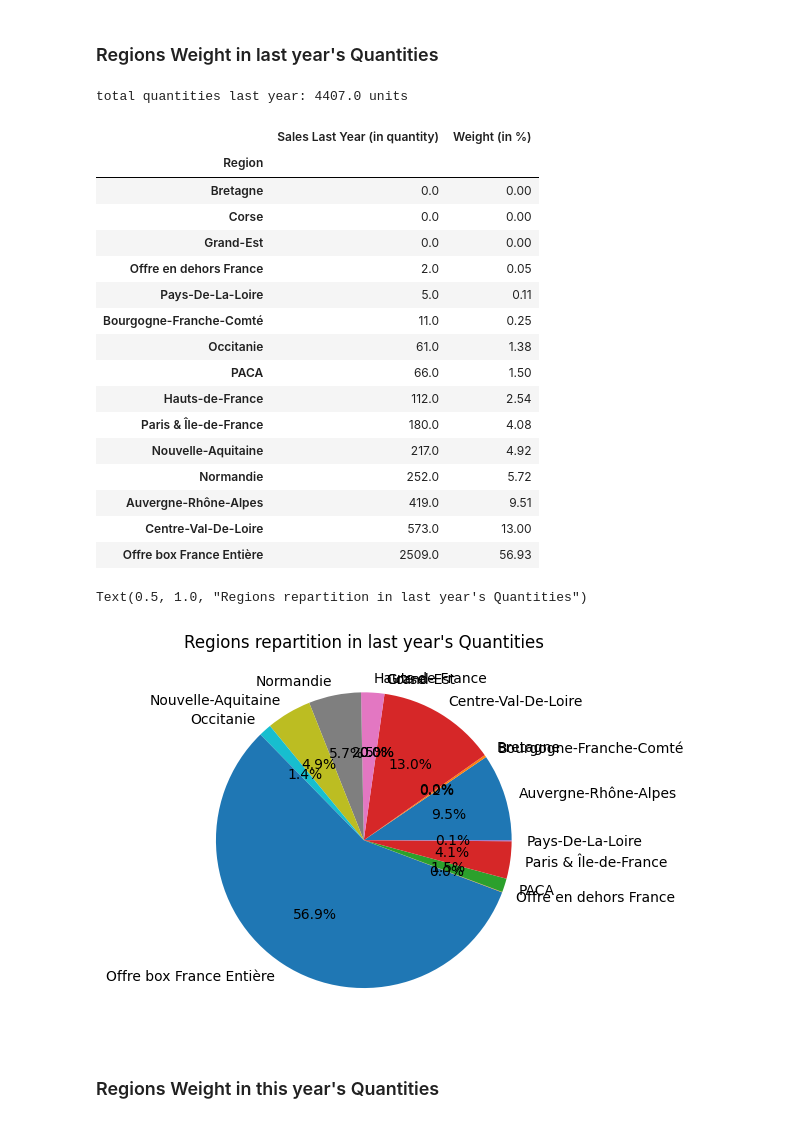
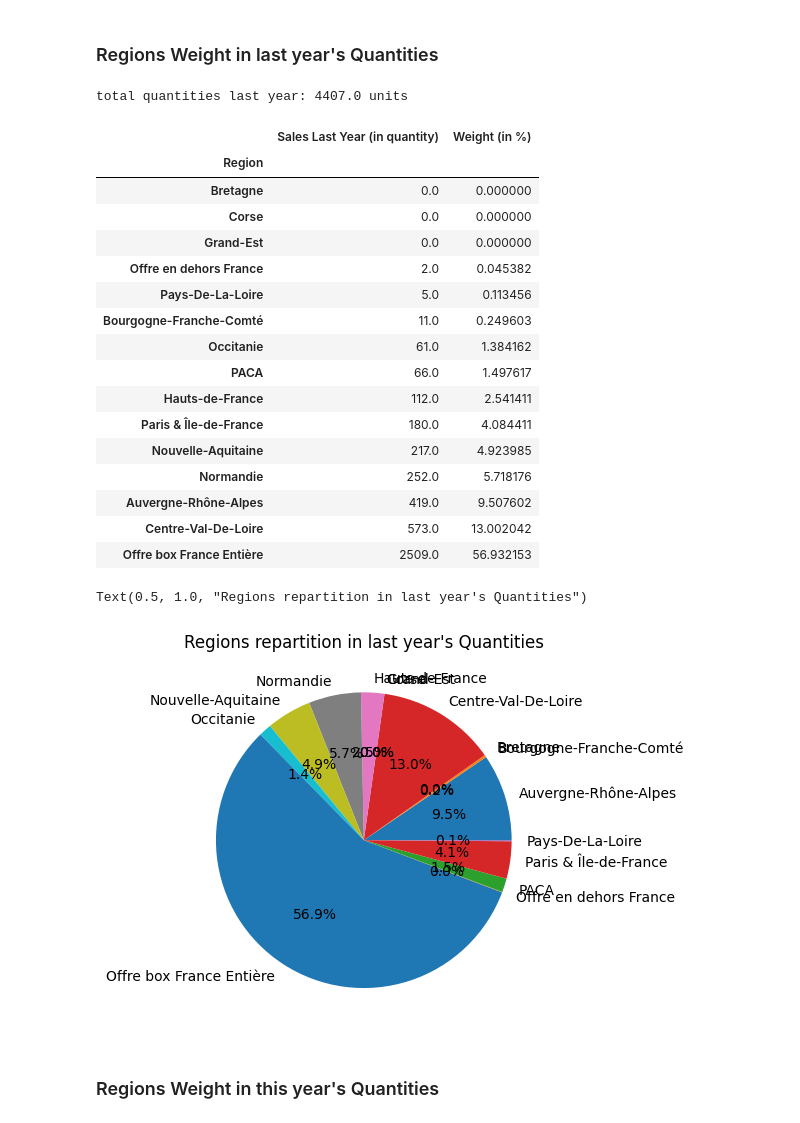
Before and after one commit to Alhuin/SmartBoxAnalysis, a Jupyter notebook: SmartBoxAnalysis.ipynb, the cells around one changed output. Drawn from its saved outputs; the diff is of its cells as text; code cells hidden in the pictures.

```diff
--- a/SmartBoxAnalysis.ipynb
+++ b/SmartBoxAnalysis.ipynb
@@ -363,33 +373,33 @@ Text(0.5, 1.0, 'Sales evolution (in euros) by Region by Year')
 # %%
 quantity_by_region = pd.Series(sales.groupby("Region")["Quantity"].sum(), name="Sales (in quantity)")
 quantity_by_region_last_year = pd.Series(sales.groupby("Region")["Quantity Last Year"].sum(), name="Sales Last Year (in quantity)")
-weight_last_year = pd.Series((quantity_by_region_last_year * 100 / total_qtt_last_year).round(2), name="Weight (in %)")
-weight = pd.Series((quantity_by_region * 100 / total_qtt).round(2), name="Weight (in %)")
+weight_last_year = pd.Series((quantity_by_region_last_year * 100 / total_qtt_last_year), name="Weight (in %)")
+weight = pd.Series((quantity_by_region * 100 / total_qtt), name="Weight (in %)")
 
 print(f'total quantities last year: {total_qtt_last_year} units')
 display(pd.concat([quantity_by_region_last_year, weight_last_year], axis=1).sort_values(by="Weight (in %)"))
 fig, ax = plt.subplots()
 ax.pie(quantity_by_region_last_year, labels=quantity_by_region_last_year.keys(), autopct='%1.1f%%')
 ax.set_title(f"Regions repartition in last year's Quantities")
 # %% [output]
 total quantities last year: 4407.0 units
 |  | Sales Last Year (in quantity) | Weight (in %) |
 | Region |  |  |
-| Bretagne | 0.0 | 0.00 |
-| Corse | 0.0 | 0.00 |
-| Grand-Est | 0.0 | 0.00 |
-| Offre en dehors France | 2.0 | 0.05 |
-| Pays-De-La-Loire | 5.0 | 0.11 |
-| Bourgogne-Franche-Comté | 11.0 | 0.25 |
-| Occitanie | 61.0 | 1.38 |
-| PACA | 66.0 | 1.50 |
-| Hauts-de-France | 112.0 | 2.54 |
-| Paris & Île-de-France | 180.0 | 4.08 |
-| Nouvelle-Aquitaine | 217.0 | 4.92 |
-| Normandie | 252.0 | 5.72 |
-| Auvergne-Rhône-Alpes | 419.0 | 9.51 |
-| Centre-Val-De-Loire | 573.0 | 13.00 |
-| Offre box France Entière | 2509.0 | 56.93 |
+| Bretagne | 0.0 | 0.000000 |
+| Corse | 0.0 | 0.000000 |
+| Grand-Est | 0.0 | 0.000000 |
+| Offre en dehors France | 2.0 | 0.045382 |
+| Pays-De-La-Loire | 5.0 | 0.113456 |
+| Bourgogne-Franche-Comté | 11.0 | 0.249603 |
+| Occitanie | 61.0 | 1.384162 |
+| PACA | 66.0 | 1.497617 |
+| Hauts-de-France | 112.0 | 2.541411 |
+| Paris & Île-de-France | 180.0 | 4.084411 |
+| Nouvelle-Aquitaine | 217.0 | 4.923985 |
+| Normandie | 252.0 | 5.718176 |
+| Auvergne-Rhône-Alpes | 419.0 | 9.507602 |
+| Centre-Val-De-Loire | 573.0 | 13.002042 |
+| Offre box France Entière | 2509.0 | 56.932153 |
 Text(0.5, 1.0, "Regions repartition in last year's Quantities")
 [figure]
 # %% [markdown]
```
Also changed, not shown: parts of 23 cells of this notebook.
